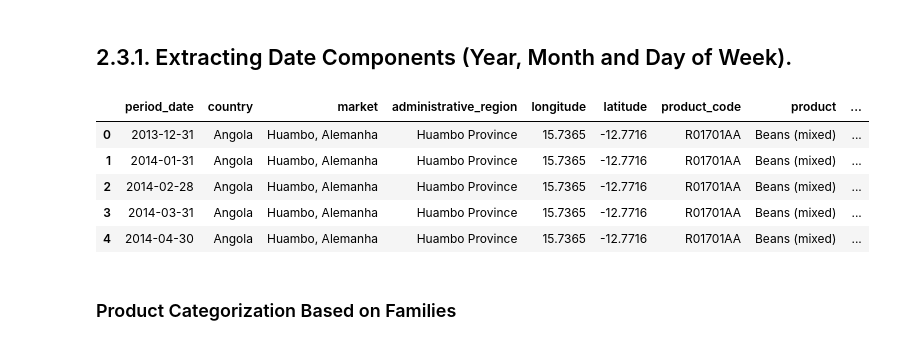
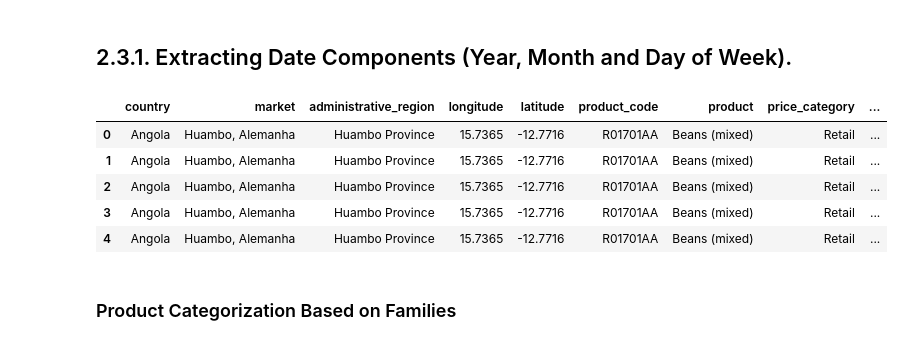
Before and after one commit to rasmodev/Staple-Food-and-Fuel-Price-Prediction-in-Africa, a Jupyter notebook: Staple_Food_Price_Prediction.ipynb, the cells around one changed output. Cells and saved outputs as stored; diff of their text form; code cells hidden in the pictures.

Commit message:
Created Product Categories

```diff
--- a/Staple_Food_Price_Prediction.ipynb
+++ b/Staple_Food_Price_Prediction.ipynb
@@ -1486,15 +1486,21 @@ Since I already prepared all the data previously by handling missing values, I w
 # %%
 # Extract date features
 eda_df['year'] = eda_df['period_date'].dt.year
 eda_df['month'] = eda_df['period_date'].dt.month
 eda_df['day_of_week'] = eda_df['period_date'].dt.dayofweek
+
+
+# Drop the original period_date column
+eda_df = eda_df.drop(columns=['period_date'])
+
+# Show an overview of the dataframe
 eda_df.head()
 # %% [output]
-|  | period_date | country | market | administrative_region | longitude | latitude | product_code | product | ... |
-| 0 | 2013-12-31 | Angola | Huambo, Alemanha | Huambo Province | 15.7365 | -12.7716 | R01701AA | Beans (mixed) | ... |
-| 1 | 2014-01-31 | Angola | Huambo, Alemanha | Huambo Province | 15.7365 | -12.7716 | R01701AA | Beans (mixed) | ... |
-| 2 | 2014-02-28 | Angola | Huambo, Alemanha | Huambo Province | 15.7365 | -12.7716 | R01701AA | Beans (mixed) | ... |
-| 3 | 2014-03-31 | Angola | Huambo, Alemanha | Huambo Province | 15.7365 | -12.7716 | R01701AA | Beans (mixed) | ... |
-| 4 | 2014-04-30 | Angola | Huambo, Alemanha | Huambo Province | 15.7365 | -12.7716 | R01701AA | Beans (mixed) | ... |
+|  | country | market | administrative_region | longitude | latitude | product_code | product | price_category | ... |
+| 0 | Angola | Huambo, Alemanha | Huambo Province | 15.7365 | -12.7716 | R01701AA | Beans (mixed) | Retail | ... |
+| 1 | Angola | Huambo, Alemanha | Huambo Province | 15.7365 | -12.7716 | R01701AA | Beans (mixed) | Retail | ... |
+| 2 | Angola | Huambo, Alemanha | Huambo Province | 15.7365 | -12.7716 | R01701AA | Beans (mixed) | Retail | ... |
+| 3 | Angola | Huambo, Alemanha | Huambo Province | 15.7365 | -12.7716 | R01701AA | Beans (mixed) | Retail | ... |
+| 4 | Angola | Huambo, Alemanha | Huambo Province | 15.7365 | -12.7716 | R01701AA | Beans (mixed) | Retail | ... |
 # %% [markdown]
 ### Product Categorization Based on Families
```
Also changed, not shown: parts of 4 cells of this notebook.
